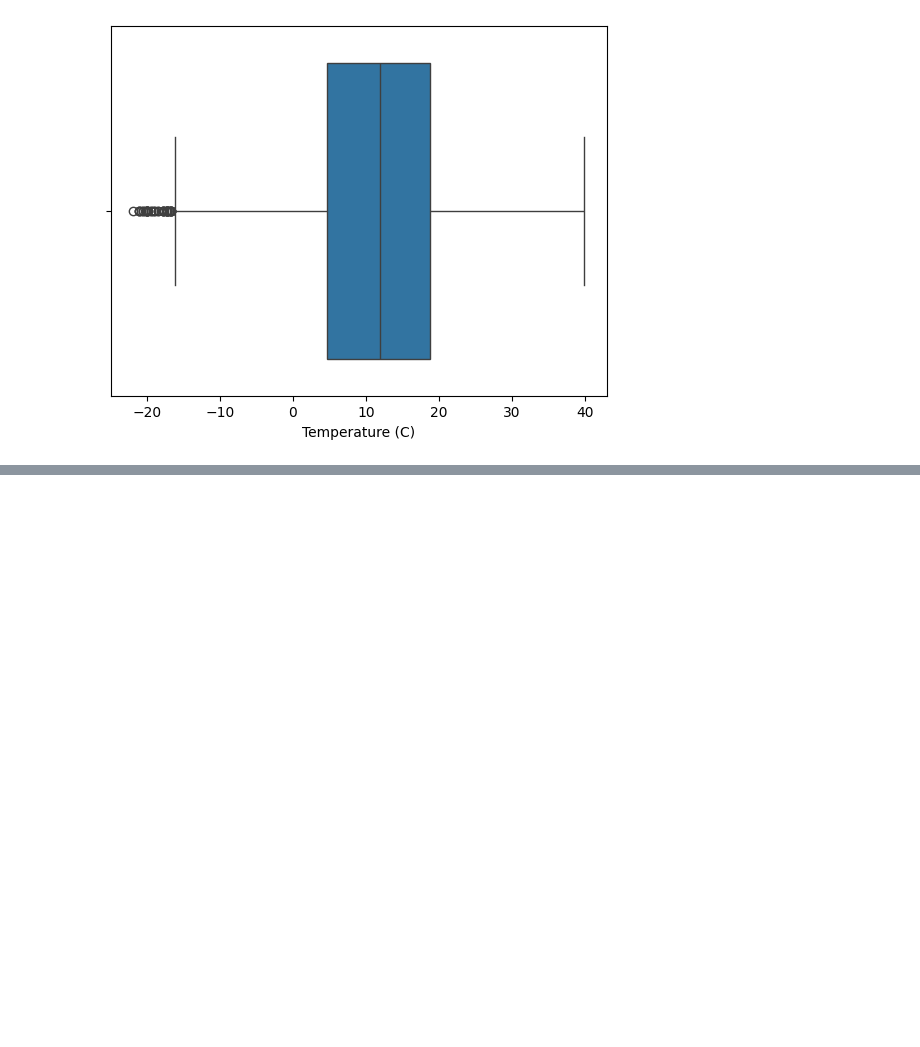
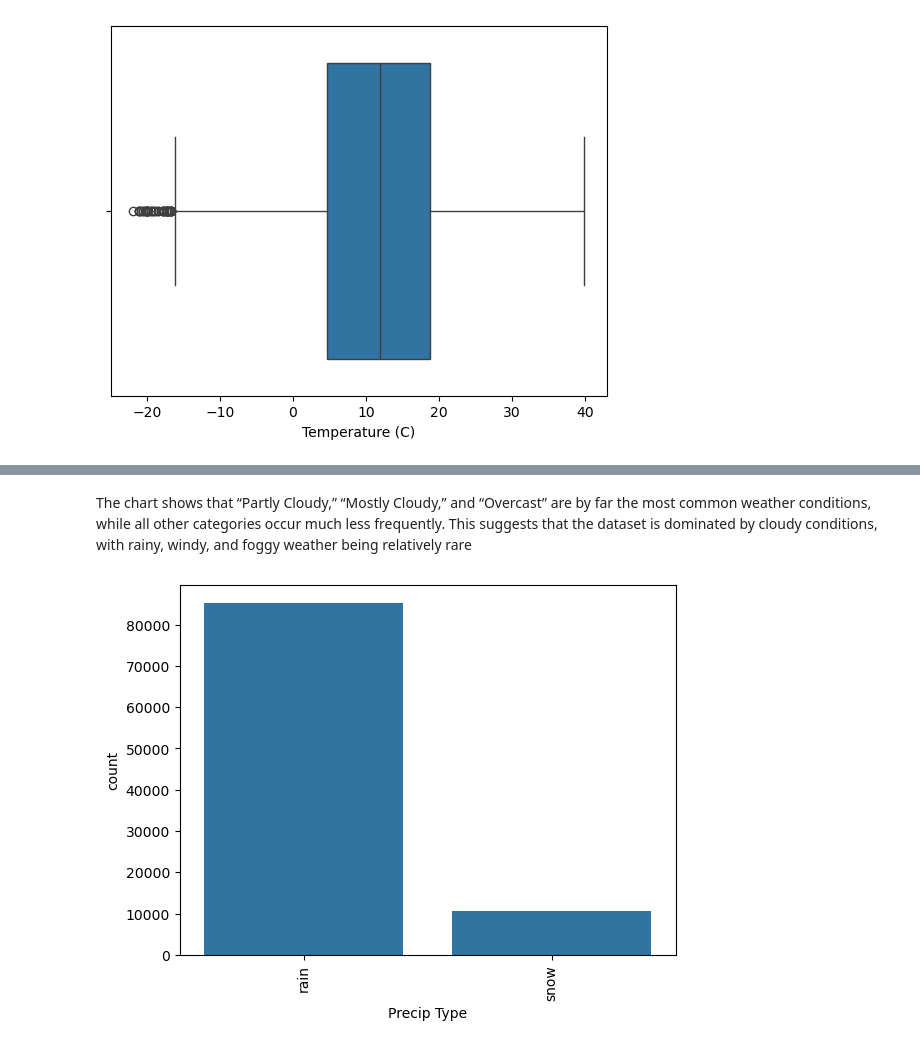
Before and after one commit to princesse85/temperature_prediction, a Jupyter notebook: Data preprocessing.ipynb, the cells around one changed output, grey strips where cells are left out. Cells and saved outputs as stored; diff of their text form; code cells hidden in the pictures; blank space fills up the shorter version.

```diff
--- a/Data preprocessing.ipynb
+++ b/Data preprocessing.ipynb
@@ -86,0 +108,8 @@ sns.boxplot(x='Temperature (C)',data=df)
+# %% [markdown]
+The chart shows that “Partly Cloudy,” “Mostly Cloudy,” and “Overcast” are by far the most common weather conditions, while all other categories occur much less frequently. This suggests that the dataset is dominated by cloudy conditions, with rainy, windy, and foggy weather being relatively rare
+# %%
+sns.countplot(x='Precip Type',data=df)
+plt.xticks(rotation=90)
+plt.show()
+# %% [output]
+[figure, added]
```
Also changed, not shown: parts of 18 cells of this notebook.
